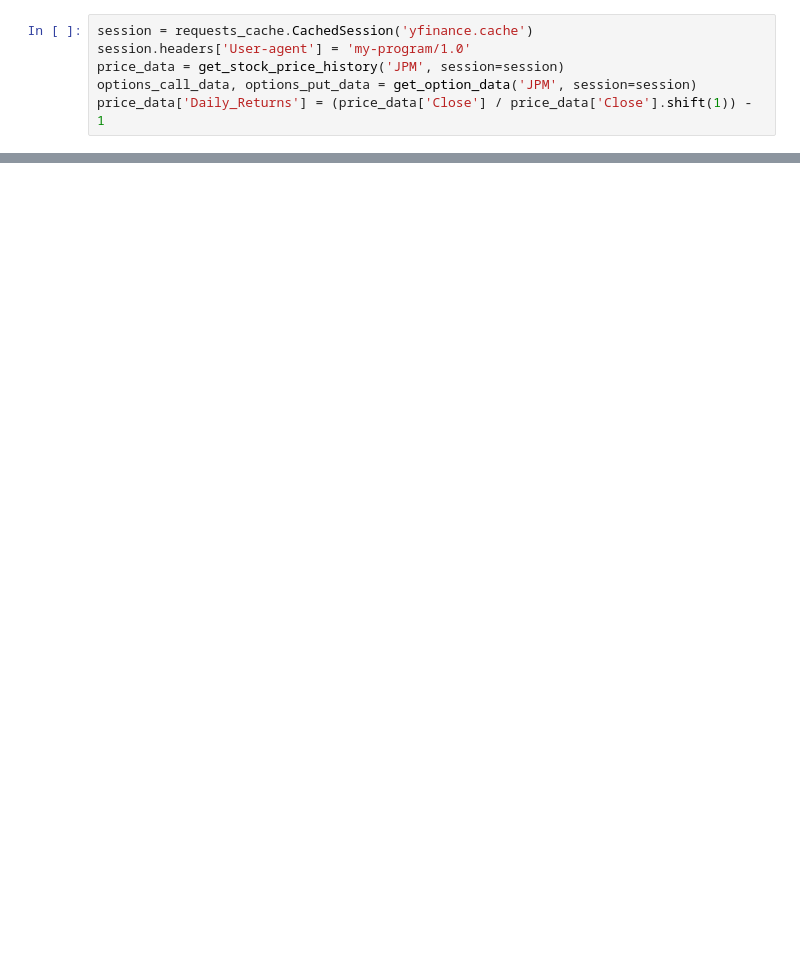
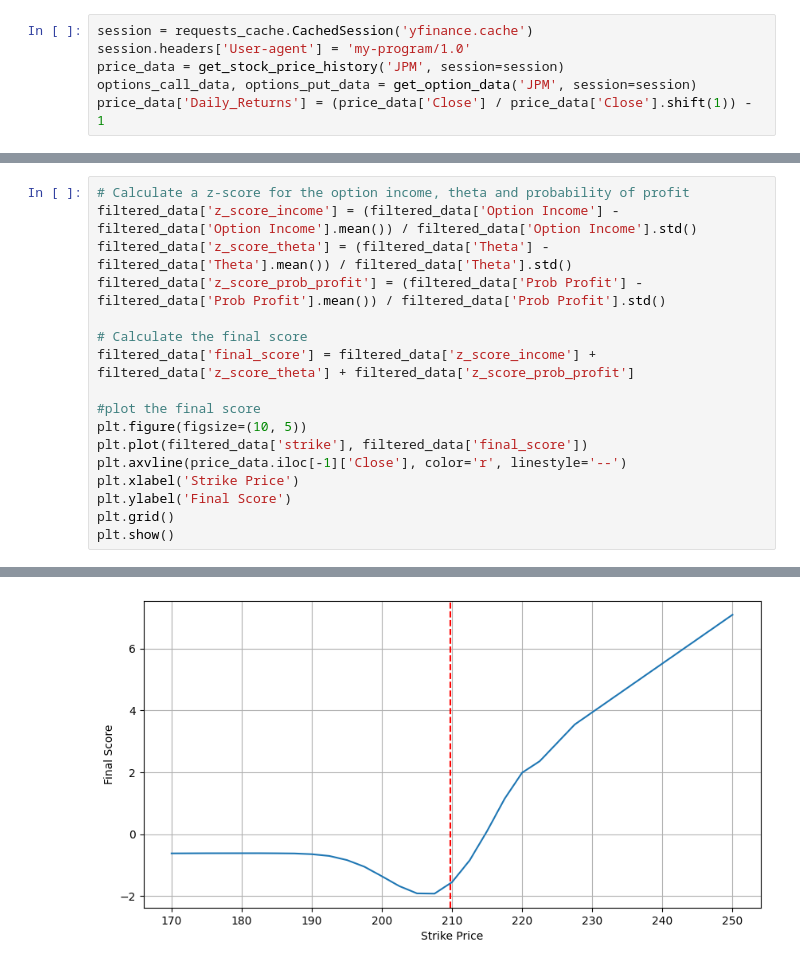
Before and after one commit to rohanzach/StockMarket-Project, a Jupyter notebook: stockmarket/analyze/logic.ipynb, the cells around one changed output, grey strips where cells are left out. Drawn from its saved outputs; the diff is of its cells as text; blank space fills up the shorter version.

```diff
--- a/stockmarket/analyze/logic.ipynb
+++ b/stockmarket/analyze/logic.ipynb
@@ -164,0 +209,18 @@ plt.show()
+# %%
+# Calculate a z-score for the option income, theta and probability of profit
+filtered_data['z_score_income'] = (filtered_data['Option Income'] - filtered_data['Option Income'].mean()) / filtered_data['Option Income'].std()
+filtered_data['z_score_theta'] = (filtered_data['Theta'] - filtered_data['Theta'].mean()) / filtered_data['Theta'].std()
+filtered_data['z_score_prob_profit'] = (filtered_data['Prob Profit'] - filtered_data['Prob Profit'].mean()) / filtered_data['Prob Profit'].std()
+
+# Calculate the final score
+filtered_data['final_score'] = filtered_data['z_score_income'] + filtered_data['z_score_theta'] + filtered_data['z_score_prob_profit']
+
+#plot the final score
+plt.figure(figsize=(10, 5))
+plt.plot(filtered_data['strike'], filtered_data['final_score'])
+plt.axvline(price_data.iloc[-1]['Close'], color='r', linestyle='--')
+plt.xlabel('Strike Price')
+plt.ylabel('Final Score')
+plt.grid()
+plt.show()
+# %% [output]
@@ -164,0 +247 @@ plt.show()
+[figure, added]
```
Also changed, not shown: parts of 8 cells of this notebook.
